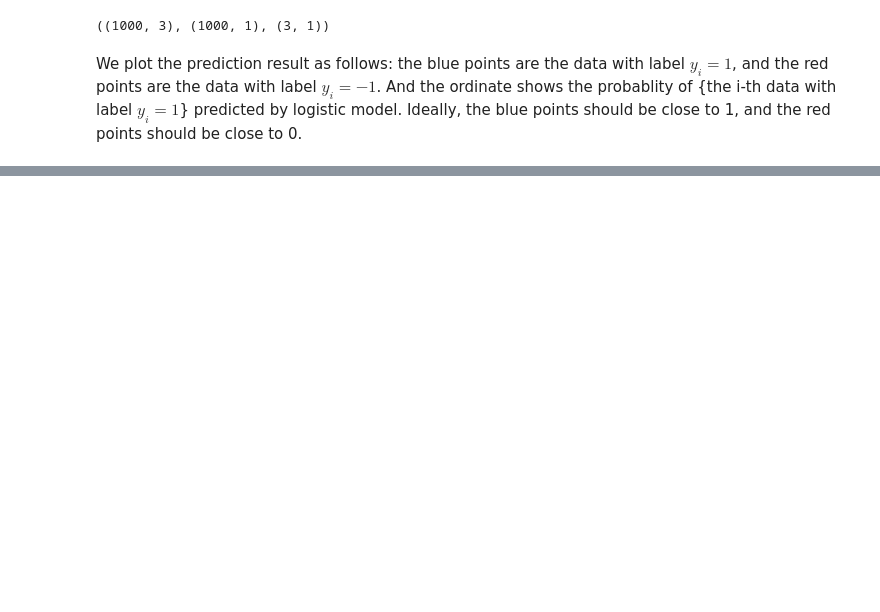
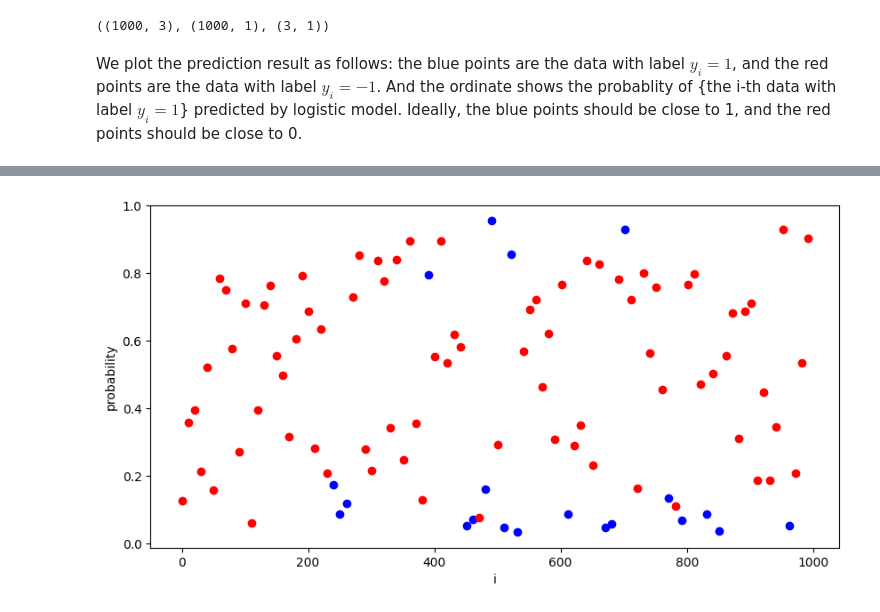
Before and after one commit to pkupzl/Fundamentals_of_ML, a Jupyter notebook: chapter2 linear models/Logistic_regression.ipynb, the cells around one changed output, grey strips where cells are left out. Drawn from its saved outputs; the diff is of its cells as text; code cells hidden in the pictures; blank space fills up the shorter version.

```diff
--- a/chapter2 linear models/Logistic_regression.ipynb
+++ b/chapter2 linear models/Logistic_regression.ipynb
@@ -150,0 +179,26 @@ plt.plot(np.arange(1,length+1)*10,accuracy)
+# %%
+X_train = np.load('./data/X_train.npy')
+Y = X_train[:,0]*X_train[:,1]+X_train[:,2]**2
+Y = np.where(Y>0,1,-1).reshape(-1,1)
+# a rnadom intial value of w
+w = np.random.rand(feature_dim,1)
+m=X_train.shape[0]
+# %%
+w = np.random.rand(feature_dim,1)
+predict_error = []
+accuracy = []
+w = GD(X_train,Y,w,eta=0.0001,maxstep=100000)
+# %%
+xx = np.linspace(0,1001,1000)
+probability = predict(X_train,w)
+plt.figure(figsize=(10,5))
+plt.xlabel('i')
+plt.ylabel('probability')
+for i in range(1000):
+    if i%10==0:
+        if X_train[i][0]*X_train[i][1]+X_train[i][2]**2>0:
+            plt.scatter(xx[i],probability[i],c='r')
+        else:
+            plt.scatter(xx[i],probability[i],c='b')
+# %% [output]
+[figure, added]
```
Also changed, not shown: parts of 10 cells of this notebook, 1 other file.
